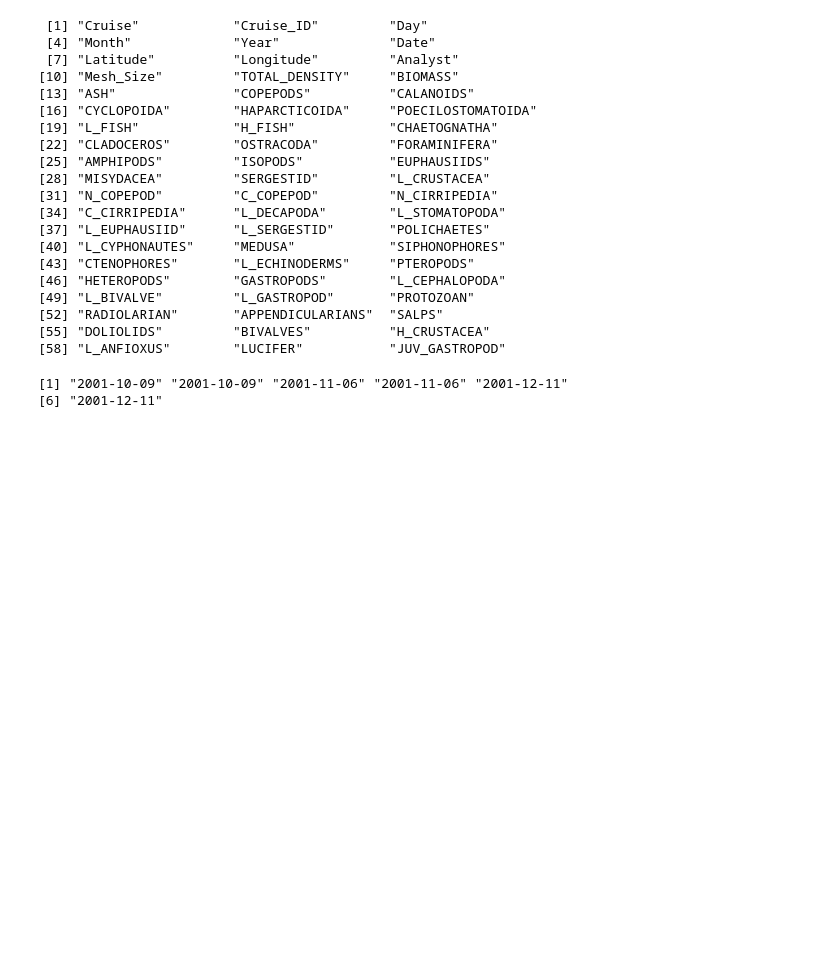
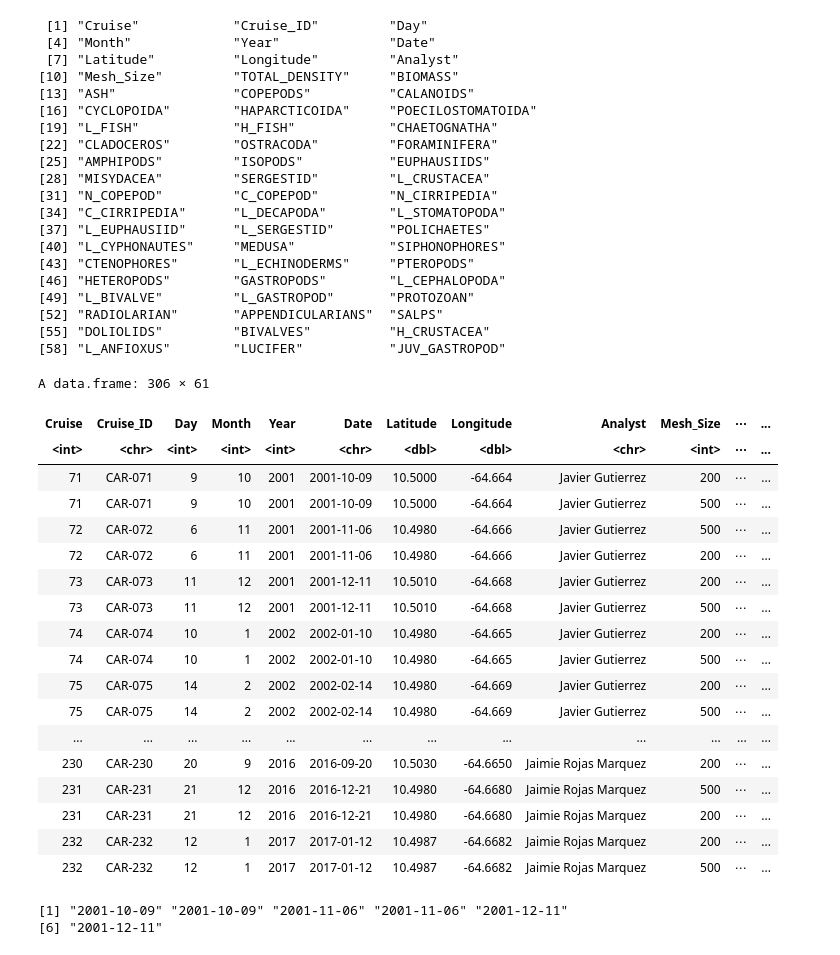
Before and after one commit to ben1post/SSMCariaco, a Jupyter notebook: DATA/readZooplankton.R.ipynb, the cells around one changed output. Drawn from its saved outputs; the diff is of its cells as text; code cells hidden in the pictures; blank space fills up the shorter version.

```diff
--- a/DATA/readZooplankton.R.ipynb
+++ b/DATA/readZooplankton.R.ipynb
@@ -36,6 +36,28 @@ names(ds)
 [52] "RADIOLARIAN"       "APPENDICULARIANS"  "SALPS"
 [55] "DOLIOLIDS"         "BIVALVES"          "H_CRUSTACEA"
 [58] "L_ANFIOXUS"        "LUCIFER"           "JUV_GASTROPOD"
+# %%
+ds
+# %% [output]
+A data.frame: 306 × 61
+| Cruise | Cruise_ID | Day | Month | Year | Date | Latitude | Longitude | Analyst | Mesh_Size | ⋯ | ... |
+| <int> | <chr> | <int> | <int> | <int> | <chr> | <dbl> | <dbl> | <chr> | <int> | ⋯ | ... |
+| 71 | CAR-071 | 9 | 10 | 2001 | 2001-10-09 | 10.5000 | -64.664 | Javier Gutierrez | 200 | ⋯ | ... |
+| 71 | CAR-071 | 9 | 10 | 2001 | 2001-10-09 | 10.5000 | -64.664 | Javier Gutierrez | 500 | ⋯ | ... |
+| 72 | CAR-072 | 6 | 11 | 2001 | 2001-11-06 | 10.4980 | -64.666 | Javier Gutierrez | 500 | ⋯ | ... |
+| 72 | CAR-072 | 6 | 11 | 2001 | 2001-11-06 | 10.4980 | -64.666 | Javier Gutierrez | 200 | ⋯ | ... |
+| 73 | CAR-073 | 11 | 12 | 2001 | 2001-12-11 | 10.5010 | -64.668 | Javier Gutierrez | 200 | ⋯ | ... |
+| 73 | CAR-073 | 11 | 12 | 2001 | 2001-12-11 | 10.5010 | -64.668 | Javier Gutierrez | 500 | ⋯ | ... |
+| 74 | CAR-074 | 10 | 1 | 2002 | 2002-01-10 | 10.4980 | -64.665 | Javier Gutierrez | 200 | ⋯ | ... |
+| 74 | CAR-074 | 10 | 1 | 2002 | 2002-01-10 | 10.4980 | -64.665 | Javier Gutierrez | 500 | ⋯ | ... |
+| 75 | CAR-075 | 14 | 2 | 2002 | 2002-02-14 | 10.4980 | -64.669 | Javier Gutierrez | 200 | ⋯ | ... |
+| 75 | CAR-075 | 14 | 2 | 2002 | 2002-02-14 | 10.4980 | -64.669 | Javier Gutierrez | 500 | ⋯ | ... |
+| ... | ... | ... | ... | ... | ... | ... | ... | ... | ... | ... | ... |
+| 230 | CAR-230 | 20 | 9 | 2016 | 2016-09-20 | 10.5030 | -64.6650 | Jaimie Rojas Marquez | 200 | ⋯ | ... |
+| 231 | CAR-231 | 21 | 12 | 2016 | 2016-12-21 | 10.4980 | -64.6680 | Jaimie Rojas Marquez | 500 | ⋯ | ... |
+| 231 | CAR-231 | 21 | 12 | 2016 | 2016-12-21 | 10.4980 | -64.6680 | Jaimie Rojas Marquez | 200 | ⋯ | ... |
+| 232 | CAR-232 | 12 | 1 | 2017 | 2017-01-12 | 10.4987 | -64.6682 | Jaimie Rojas Marquez | 200 | ⋯ | ... |
+| 232 | CAR-232 | 12 | 1 | 2017 | 2017-01-12 | 10.4987 | -64.6682 | Jaimie Rojas Marquez | 500 | ⋯ | ... |
 # %%
 head(ds$Date)
 # %% [output]
```
Also changed, not shown: 8 other files.
